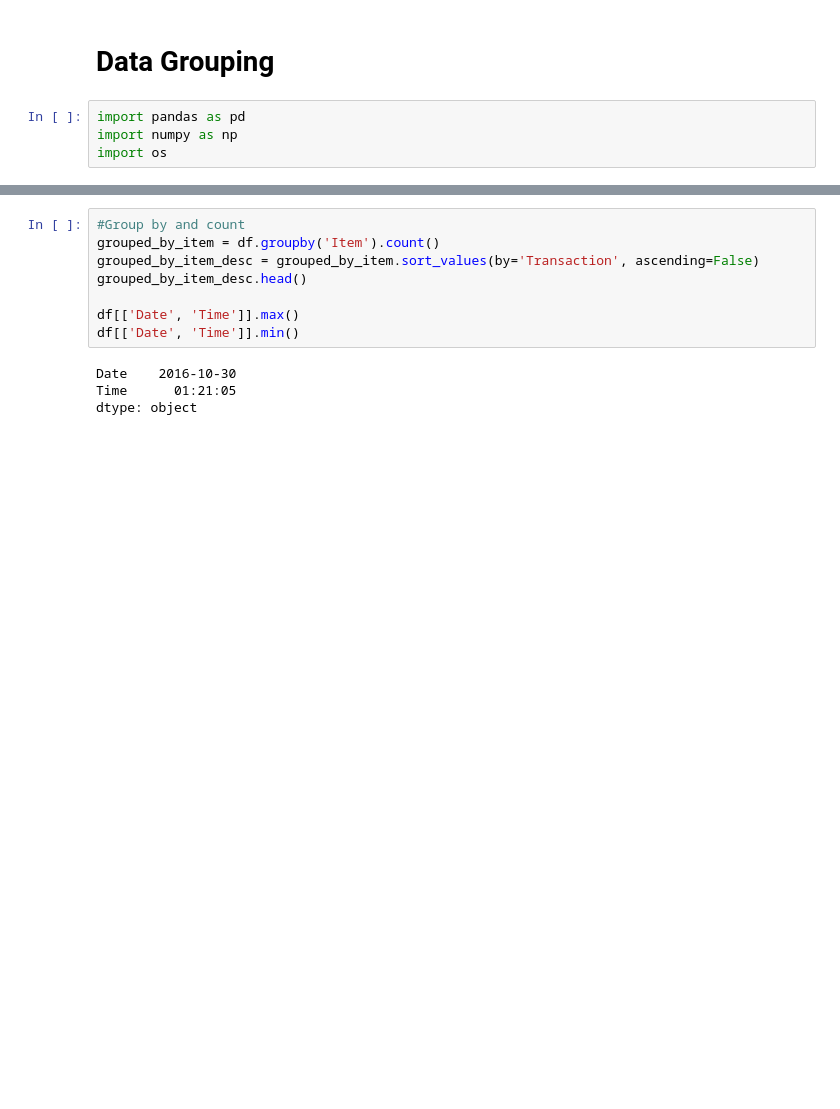
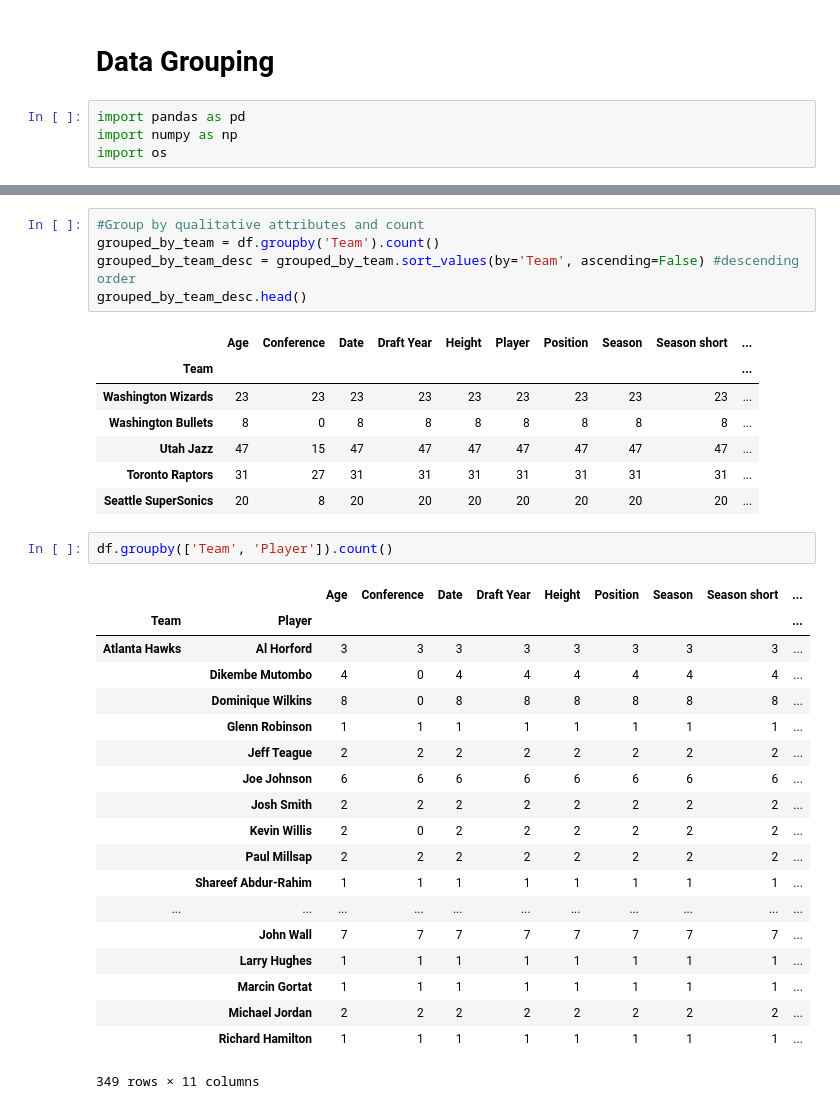
Before and after one commit to KaruguDev/datascience, a Jupyter notebook: Data Grouping.ipynb, the cells around one changed output, grey strips where cells are left out. Drawn from its saved outputs; the diff is of its cells as text; blank space fills up the shorter version.

```diff
--- a/Data Grouping.ipynb
+++ b/Data Grouping.ipynb
@@ -50,12 +50,35 @@ df.head()
 # %%
-#Group by and count
-grouped_by_item = df.groupby('Item').count()
-grouped_by_item_desc = grouped_by_item.sort_values(by='Transaction', ascending=False)
-grouped_by_item_desc.head()
-
-df[['Date', 'Time']].max()
-df[['Date', 'Time']].min()
+#Group by qualitative attributes and count
+grouped_by_team = df.groupby('Team').count()
+grouped_by_team_desc = grouped_by_team.sort_values(by='Team', ascending=False) #descending order
+grouped_by_team_desc.head()
 # %% [output]
-Date    2016-10-30
-Time      01:21:05
-dtype: object
+|  | Age | Conference | Date | Draft Year | Height | Player | Position | Season | Season short | ... |
+| Team |  |  |  |  |  |  |  |  |  | ... |
+| Washington Wizards | 23 | 23 | 23 | 23 | 23 | 23 | 23 | 23 | 23 | ... |
+| Washington Bullets | 8 | 0 | 8 | 8 | 8 | 8 | 8 | 8 | 8 | ... |
+| Utah Jazz | 47 | 15 | 47 | 47 | 47 | 47 | 47 | 47 | 47 | ... |
+| Toronto Raptors | 31 | 27 | 31 | 31 | 31 | 31 | 31 | 31 | 31 | ... |
+| Seattle SuperSonics | 20 | 8 | 20 | 20 | 20 | 20 | 20 | 20 | 20 | ... |
+# %%
+df.groupby(['Team', 'Player']).count()
+# %% [output]
+|  |  | Age | Conference | Date | Draft Year | Height | Position | Season | Season short | ... |
+| Team | Player |  |  |  |  |  |  |  |  | ... |
+| Atlanta Hawks | Al Horford | 3 | 3 | 3 | 3 | 3 | 3 | 3 | 3 | ... |
+|  | Dikembe Mutombo | 4 | 0 | 4 | 4 | 4 | 4 | 4 | 4 | ... |
+|  | Dominique Wilkins | 8 | 0 | 8 | 8 | 8 | 8 | 8 | 8 | ... |
+|  | Glenn Robinson | 1 | 1 | 1 | 1 | 1 | 1 | 1 | 1 | ... |
+|  | Jeff Teague | 2 | 2 | 2 | 2 | 2 | 2 | 2 | 2 | ... |
+|  | Joe Johnson | 6 | 6 | 6 | 6 | 6 | 6 | 6 | 6 | ... |
+|  | Josh Smith | 2 | 2 | 2 | 2 | 2 | 2 | 2 | 2 | ... |
+|  | Kevin Willis | 2 | 0 | 2 | 2 | 2 | 2 | 2 | 2 | ... |
+|  | Paul Millsap | 2 | 2 | 2 | 2 | 2 | 2 | 2 | 2 | ... |
+|  | Shareef Abdur-Rahim | 1 | 1 | 1 | 1 | 1 | 1 | 1 | 1 | ... |
+| ... | ... | ... | ... | ... | ... | ... | ... | ... | ... | ... |
+|  | John Wall | 7 | 7 | 7 | 7 | 7 | 7 | 7 | 7 | ... |
+|  | Larry Hughes | 1 | 1 | 1 | 1 | 1 | 1 | 1 | 1 | ... |
+|  | Marcin Gortat | 1 | 1 | 1 | 1 | 1 | 1 | 1 | 1 | ... |
+|  | Michael Jordan | 2 | 2 | 2 | 2 | 2 | 2 | 2 | 2 | ... |
+|  | Richard Hamilton | 1 | 1 | 1 | 1 | 1 | 1 | 1 | 1 | ... |
+349 rows × 11 columns
```
Also changed, not shown: parts of 9 cells of this notebook, 5 other files.
